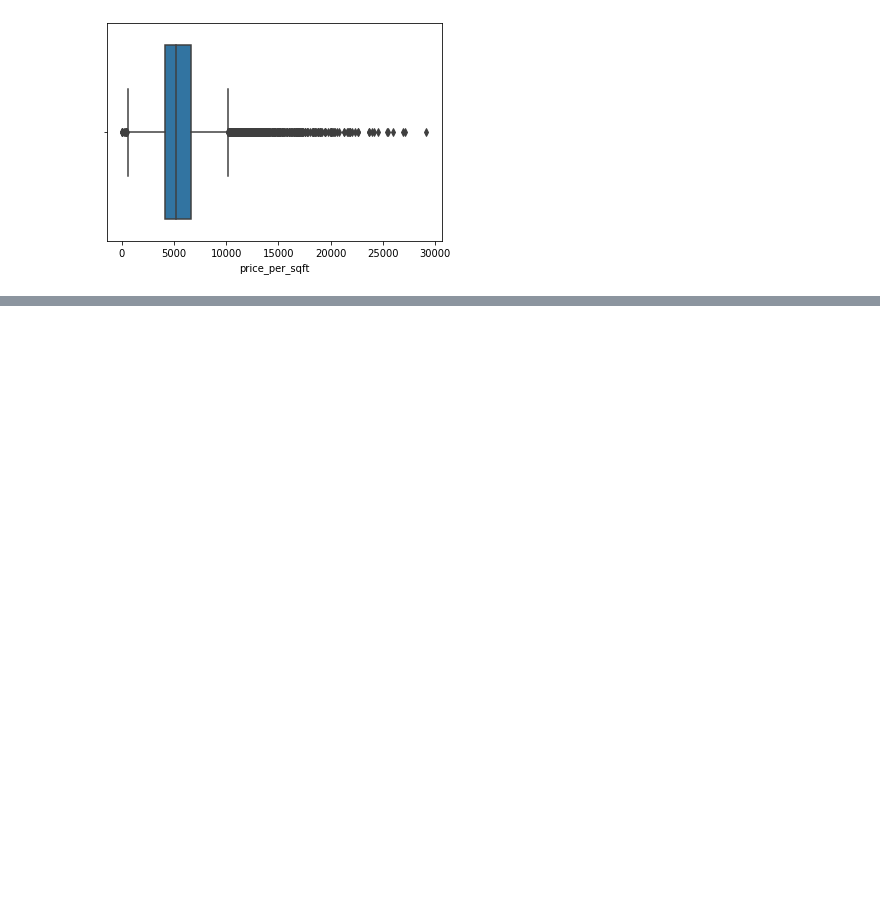
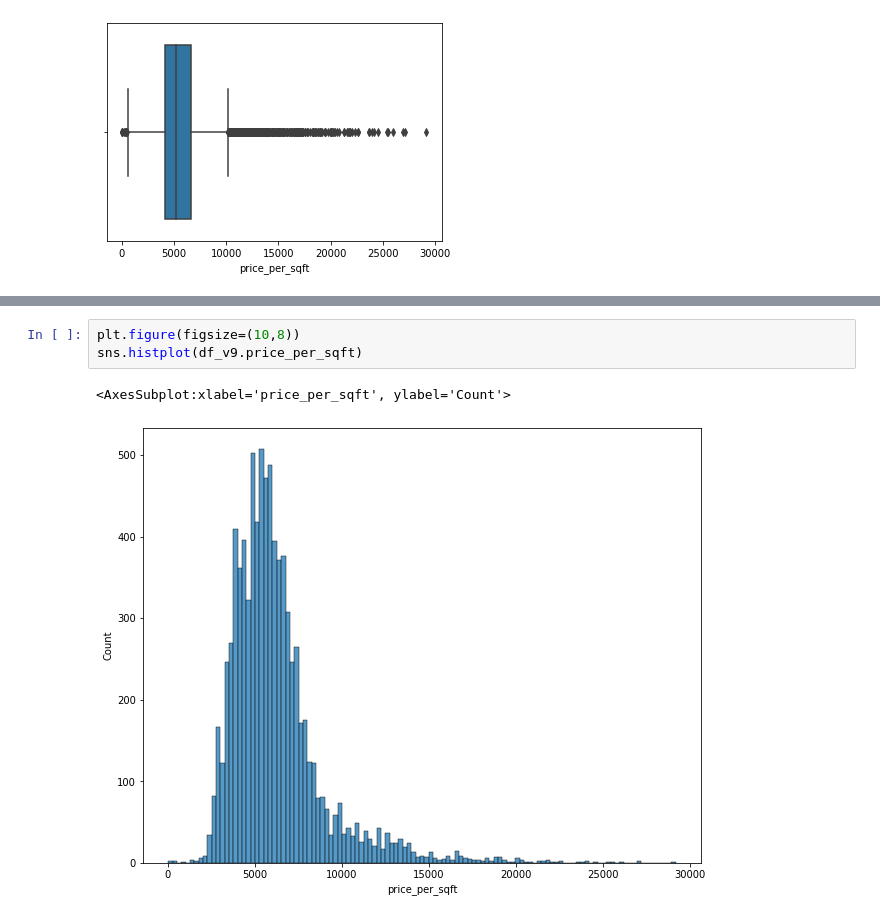
Before and after one commit to ugoswami11/Bengaluru-house-price-prediction, a Jupyter notebook: price-prediction.ipynb, the cells around one changed output, grey strips where cells are left out. Saved outputs shown, nothing was run; the diff lists cells and outputs as text; blank space fills up the shorter version.

```diff
--- a/price-prediction.ipynb
+++ b/price-prediction.ipynb
@@ -544,0 +582,6 @@ sns.boxplot(data =df_v8['price'])
+# %%
+plt.figure(figsize=(10,8))
+sns.histplot(df_v9.price_per_sqft)
+# %% [output]
+<AxesSubplot:xlabel='price_per_sqft', ylabel='Count'>
+[figure, added]
```
Also changed, not shown: parts of 6 cells of this notebook.
